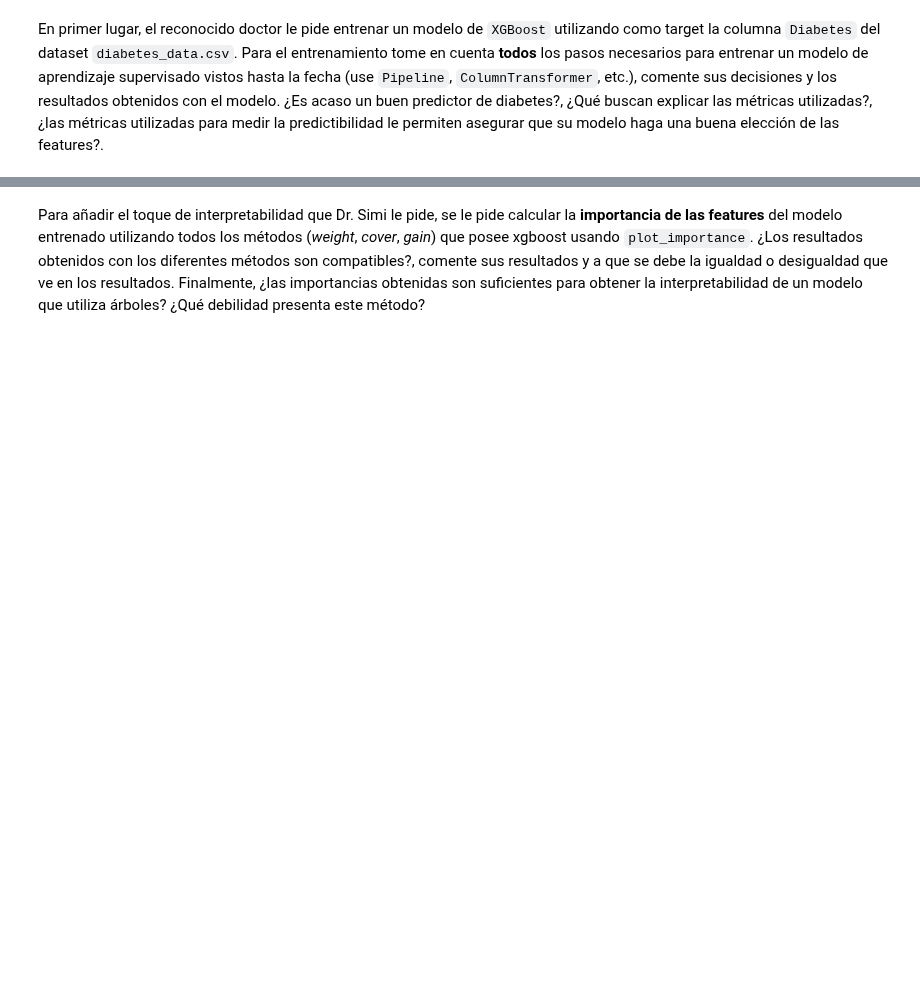
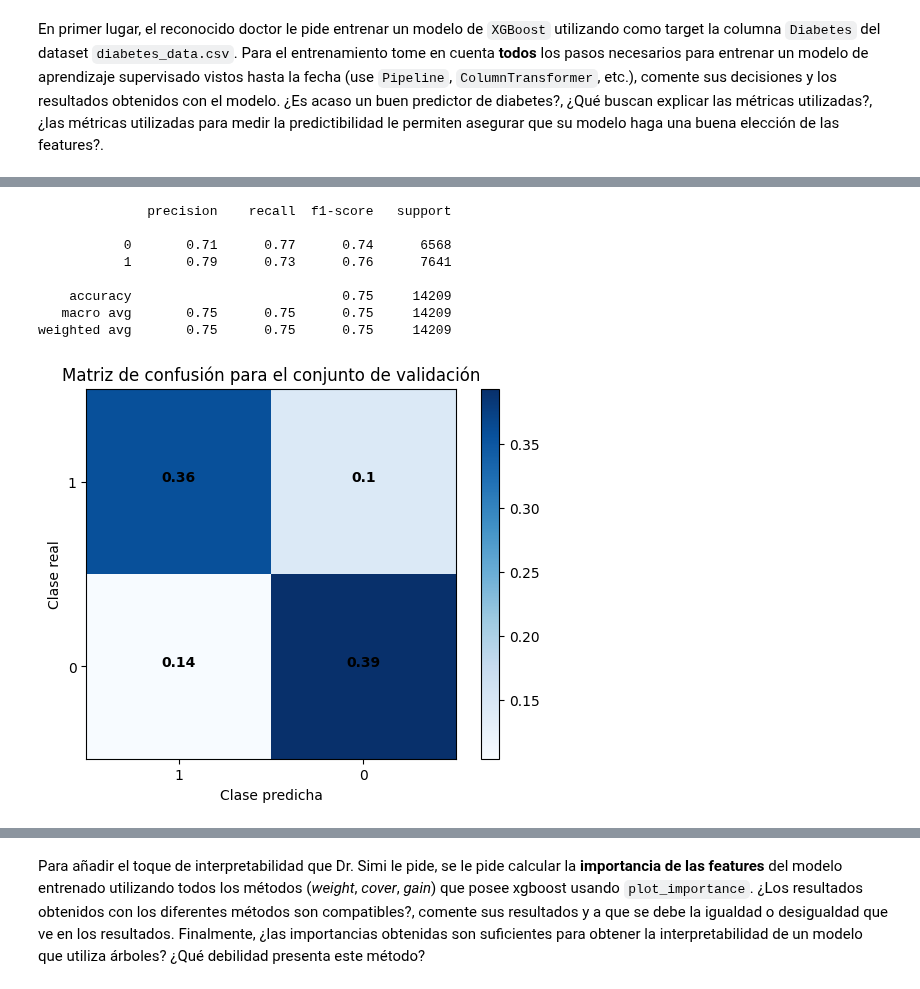
Before and after one commit to SimonSanfeliu/MDS7202-BS, a Jupyter notebook: L10/Lab10_Becerra_Sanfeliú.ipynb, the cells around one changed output, grey strips where cells are left out. Saved outputs shown, nothing was run; the diff lists cells and outputs as text; code cells hidden in the pictures; blank space fills up the shorter version.

```diff
--- a/L10/Lab10_Becerra_Sanfeliú.ipynb
+++ b/L10/Lab10_Becerra_Sanfeliú.ipynb
@@ -93,0 +181,37 @@ Successfully installed xgboost-1.7.5
+# %%
+import xgboost as xgb
+
+# Pipeline de entrenamiento
+pipe_train = Pipeline([
+    ("Scaling", ctrans),
+    ("Classifier", xgb.XGBClassifier(objective='binary:logistic'))
+])
+
+# Entrenando
+model = pipe_train.fit(X_train, y_train)
+
+# Prediciendo en validación
+y_pred_val = model.predict(X_val)
+
+# Reporte de clasificación y matriz de confusión
+print(classification_report(y_pred_val, y_val))
+conf_mat = confusion_matrix(y_val, y_pred_val, normalize='all')
+plt.imshow(conf_mat, cmap=plt.cm.Blues)
+plt.xticks([1,0], [0,1])
+plt.yticks([1,0], [0,1])
+plt.title("Matriz de confusión para el conjunto de validación")
+plt.xlabel("Clase predicha")
+plt.ylabel("Clase real")
+plt.colorbar()
+for i,j in itertools.product(range(conf_mat.shape[0]), range(conf_mat.shape[1])):
+    plt.text(i,j,round(conf_mat[i,j], 2), horizontalalignment="center", color="black", weight="bold")
+# %% [output]
+              precision    recall  f1-score   support
+
+           0       0.71      0.77      0.74      6568
+           1       0.79      0.73      0.76      7641
+
+    accuracy                           0.75     14209
+   macro avg       0.75      0.75      0.75     14209
+weighted avg       0.75      0.75      0.75     14209
+[figure, added]
```
Also changed, not shown: parts of 5 cells of this notebook.
